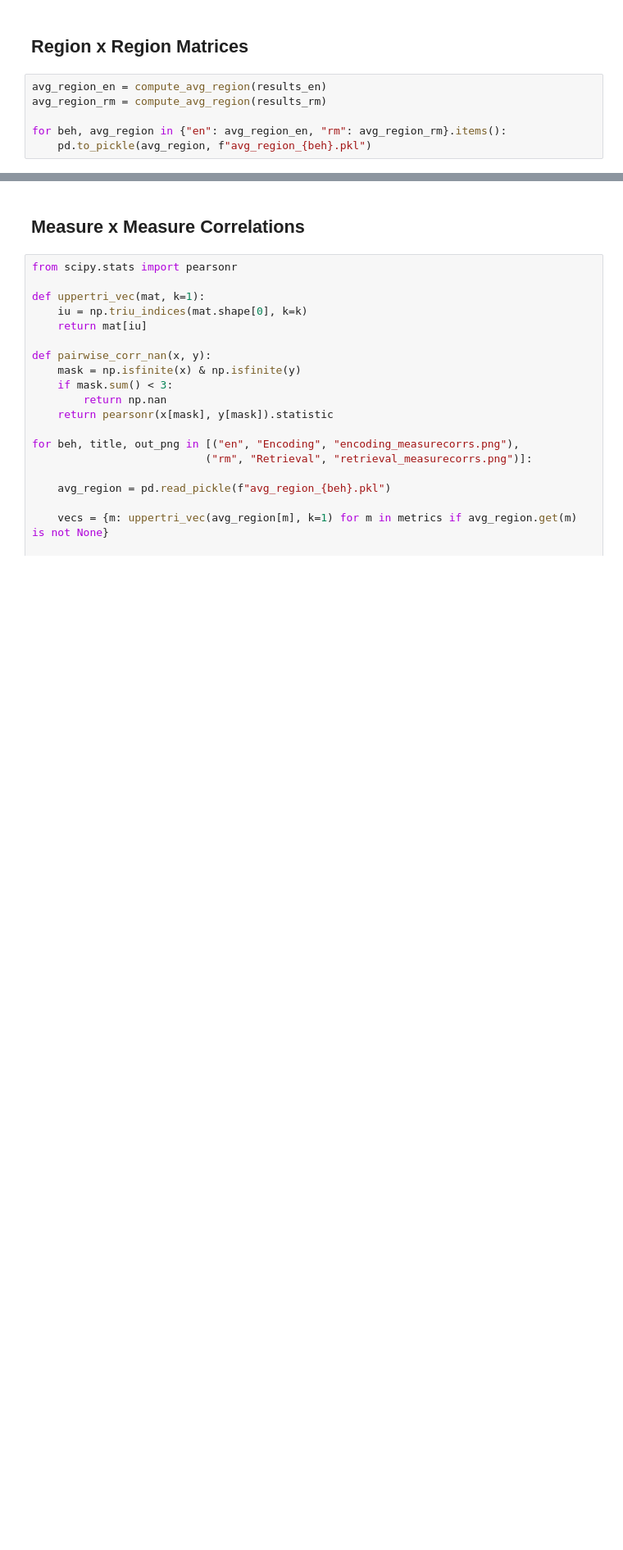
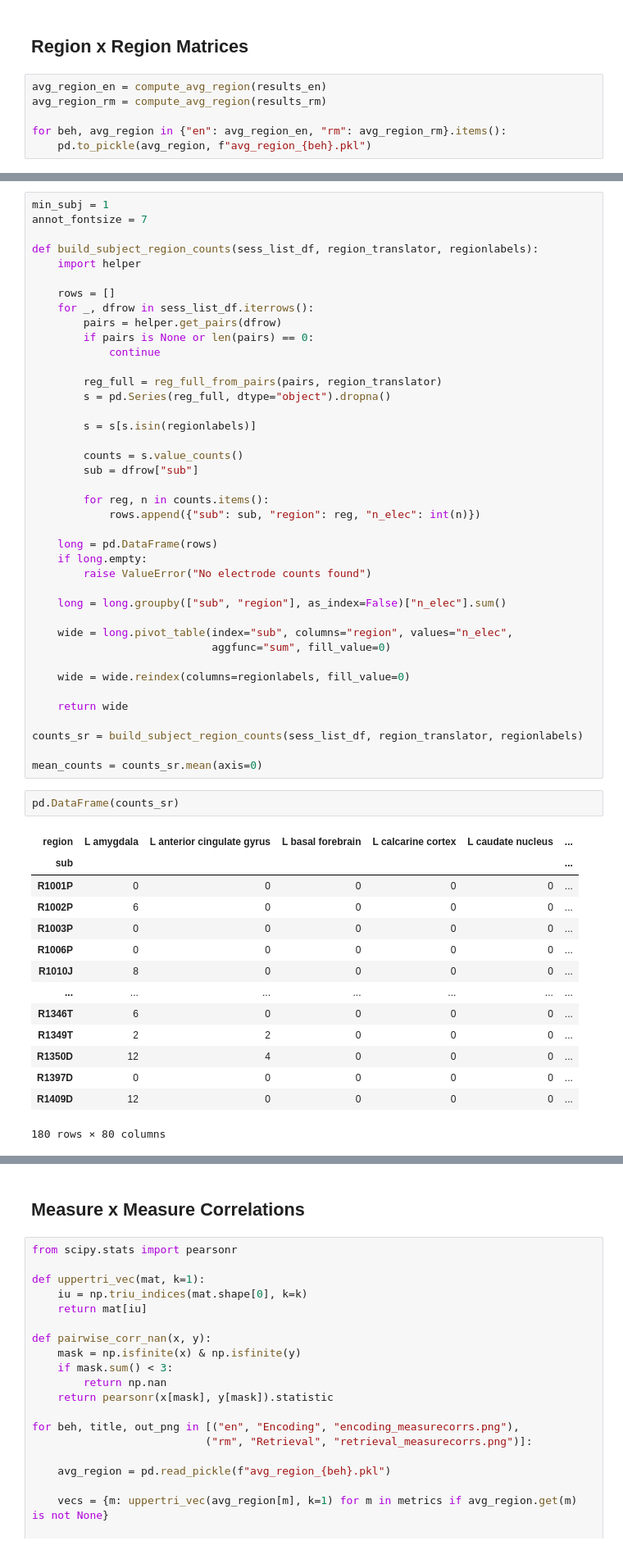
Before and after one commit to jueekn/fc_methods_comparison_cml, a Jupyter notebook: fc_comparison.ipynb, the cells around one changed output, grey strips where cells are left out. Shown at 82% size. Saved outputs shown, nothing was run; the diff lists cells and outputs as text; blank space fills up the shorter version.

```diff
--- a/fc_comparison.ipynb
+++ b/fc_comparison.ipynb
@@ -452,0 +428,57 @@ for beh, title, out_png in [("en", "Encoding", "encoding_allmats.png"),
+# %%
+min_subj = 1
+annot_fontsize = 7
+
+def build_subject_region_counts(sess_list_df, region_translator, regionlabels):
+    import helper
+
+    rows = []
+    for _, dfrow in sess_list_df.iterrows():
+        pairs = helper.get_pairs(dfrow)
+        if pairs is None or len(pairs) == 0:
+            continue
+
+        reg_full = reg_full_from_pairs(pairs, region_translator)
+        s = pd.Series(reg_full, dtype="object").dropna()
+
+        s = s[s.isin(regionlabels)]
+
+        counts = s.value_counts()
+        sub = dfrow["sub"]
+
+        for reg, n in counts.items():
+            rows.append({"sub": sub, "region": reg, "n_elec": int(n)})
+
+    long = pd.DataFrame(rows)
+    if long.empty:
+        raise ValueError("No electrode counts found")
+
+    long = long.groupby(["sub", "region"], as_index=False)["n_elec"].sum()
+
+    wide = long.pivot_table(index="sub", columns="region", values="n_elec",
+                            aggfunc="sum", fill_value=0)
+
+    wide = wide.reindex(columns=regionlabels, fill_value=0)
+
+    return wide
+
+counts_sr = build_subject_region_counts(sess_list_df, region_translator, regionlabels)
+
+mean_counts = counts_sr.mean(axis=0)
+# %%
+pd.DataFrame(counts_sr)
+# %% [output]
+| region | L amygdala | L anterior cingulate gyrus | L basal forebrain | L calcarine cortex | L caudate nucleus | ... |
+| sub |  |  |  |  |  | ... |
+| R1001P | 0 | 0 | 0 | 0 | 0 | ... |
+| R1002P | 6 | 0 | 0 | 0 | 0 | ... |
+| R1003P | 0 | 0 | 0 | 0 | 0 | ... |
+| R1006P | 0 | 0 | 0 | 0 | 0 | ... |
+| R1010J | 8 | 0 | 0 | 0 | 0 | ... |
+| ... | ... | ... | ... | ... | ... | ... |
+| R1346T | 6 | 0 | 0 | 0 | 0 | ... |
+| R1349T | 2 | 2 | 0 | 0 | 0 | ... |
+| R1350D | 12 | 4 | 0 | 0 | 0 | ... |
+| R1397D | 0 | 0 | 0 | 0 | 0 | ... |
+| R1409D | 12 | 0 | 0 | 0 | 0 | ... |
+180 rows × 80 columns
```
Also changed, not shown: parts of 17 cells of this notebook.
